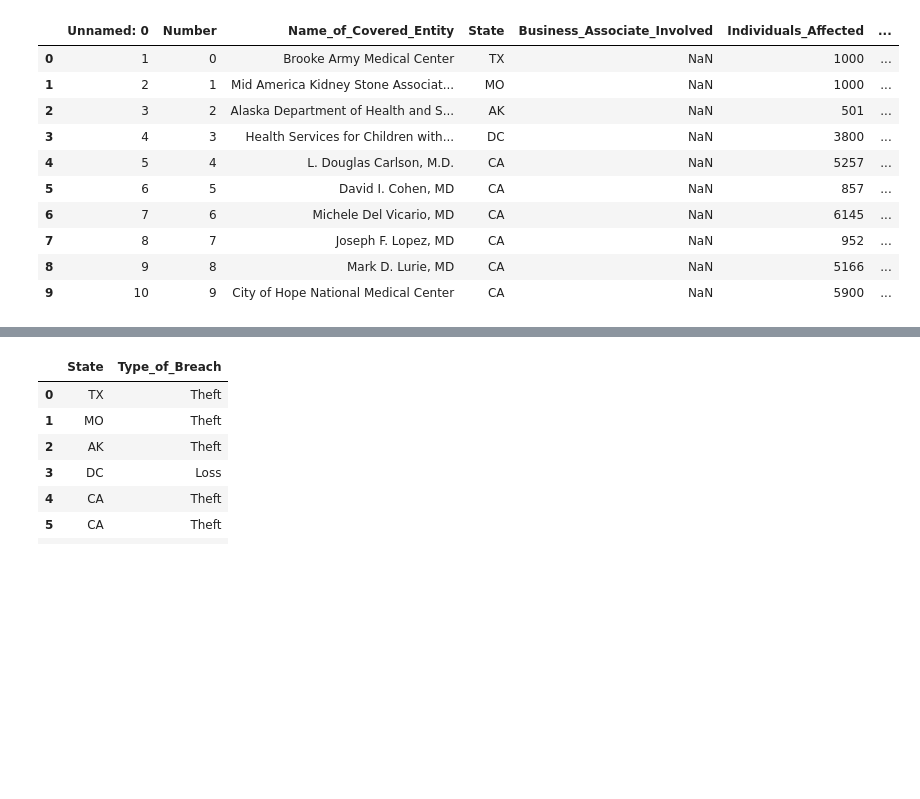
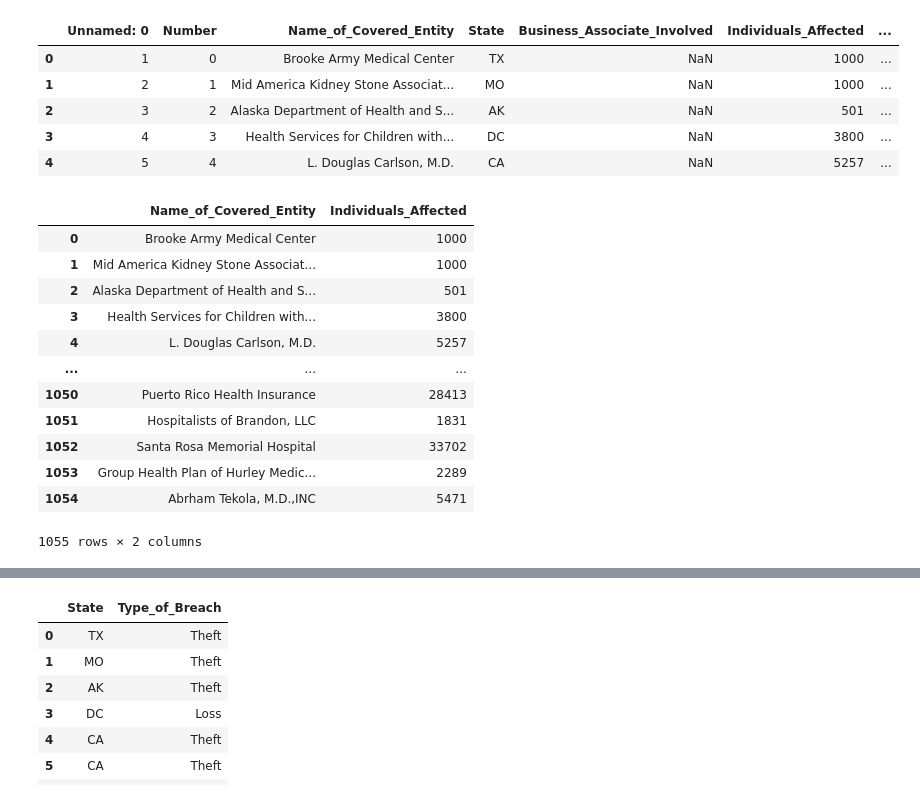
Before and after one commit to hmulli2/Data-analysis-cyber-security, a Jupyter notebook: Cyber_security_data_analysis.ipynb, the cells around one changed output, grey strips where cells are left out. Drawn from its saved outputs; the diff is of its cells as text; code cells hidden in the pictures; blank space fills up the shorter version.

```diff
--- a/Cyber_security_data_analysis.ipynb
+++ b/Cyber_security_data_analysis.ipynb
@@ -3,23 +3,35 @@
 # %%
 import numpy as np
 import pandas as pd
 import seaborn as sns
 sns.set(color_codes = True)
 from matplotlib import pyplot as plt
 import numpy as np
 from sklearn.linear_model import LinearRegression
 from sklearn.model_selection import train_test_split
 data = pd.read_csv('Cyber Security Breaches.csv')
-data.head(10)
+display(data.head())
+data.iloc
 # %% [output]
 |  | Unnamed: 0 | Number | Name_of_Covered_Entity | State | Business_Associate_Involved | Individuals_Affected | ... |
 | 0 | 1 | 0 | Brooke Army Medical Center | TX | NaN | 1000 | ... |
 | 1 | 2 | 1 | Mid America Kidney Stone Associat... | MO | NaN | 1000 | ... |
 | 2 | 3 | 2 | Alaska Department of Health and S... | AK | NaN | 501 | ... |
 | 3 | 4 | 3 | Health Services for Children with... | DC | NaN | 3800 | ... |
 | 4 | 5 | 4 | L. Douglas Carlson, M.D. | CA | NaN | 5257 | ... |
-| 5 | 6 | 5 | David I. Cohen, MD | CA | NaN | 857 | ... |
-| 6 | 7 | 6 | Michele Del Vicario, MD | CA | NaN | 6145 | ... |
-| 7 | 8 | 7 | Joseph F. Lopez, MD | CA | NaN | 952 | ... |
-| 8 | 9 | 8 | Mark D. Lurie, MD | CA | NaN | 5166 | ... |
-| 9 | 10 | 9 | City of Hope National Medical Center | CA | NaN | 5900 | ... |
+# %%
+display(data.loc[:, ['Name_of_Covered_Entity','Individuals_Affected']])
+# %% [output]
+|  | Name_of_Covered_Entity | Individuals_Affected |
+| 0 | Brooke Army Medical Center | 1000 |
+| 1 | Mid America Kidney Stone Associat... | 1000 |
+| 2 | Alaska Department of Health and S... | 501 |
+| 3 | Health Services for Children with... | 3800 |
+| 4 | L. Douglas Carlson, M.D. | 5257 |
+| ... | ... | ... |
+| 1050 | Puerto Rico Health Insurance | 28413 |
+| 1051 | Hospitalists of Brandon, LLC | 1831 |
+| 1052 | Santa Rosa Memorial Hospital | 33702 |
+| 1053 | Group Health Plan of Hurley Medic... | 2289 |
+| 1054 | Abrham Tekola, M.D.,INC | 5471 |
+1055 rows × 2 columns
```
Also changed, not shown: parts of 13 cells of this notebook.
